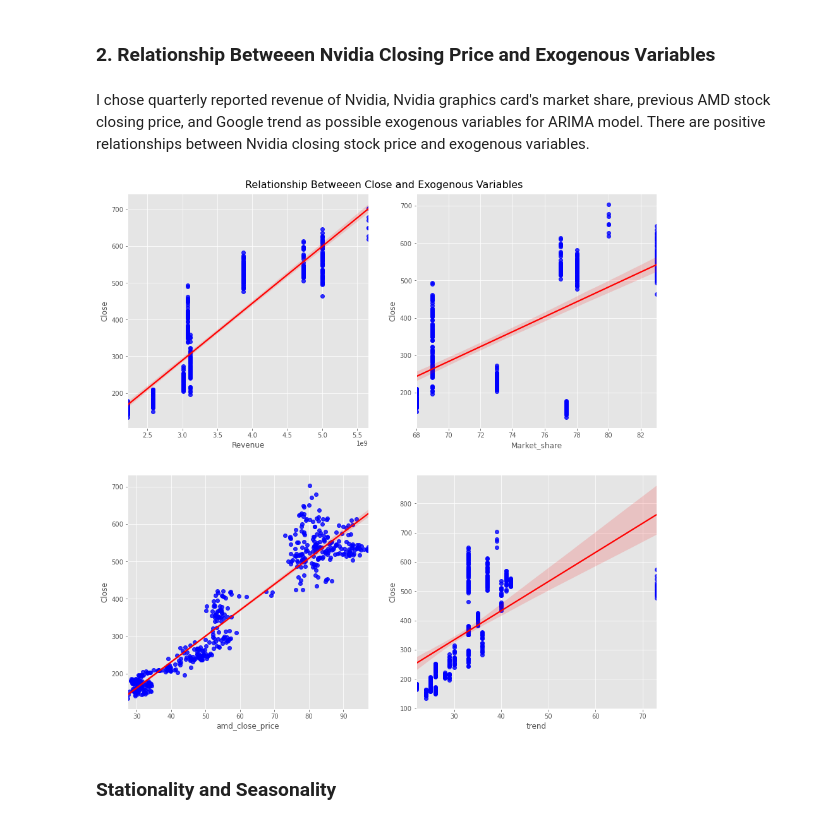
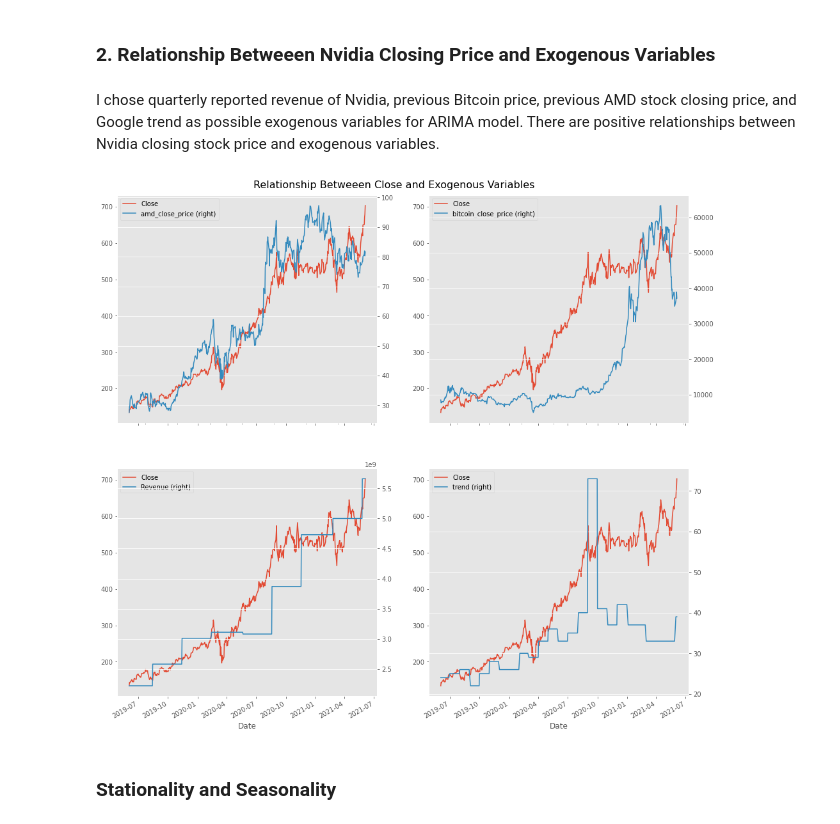
Before and after one commit to jayce7376/Nvidia_Stock_Prediction, a Jupyter notebook: Nvidia_Stock_Prediction.ipynb, the cells around one changed output. Saved outputs shown, nothing was run; the diff lists cells and outputs as text; code cells hidden in the pictures.

```diff
--- a/Nvidia_Stock_Prediction.ipynb
+++ b/Nvidia_Stock_Prediction.ipynb
@@ -73,6 +73,7 @@ The data for the prediction was collected using [Yahoo Finance](https://finance.
 nvidia = pd.read_csv('./data/Nvidia_history.csv')
 amd = pd.read_csv('./data/AMD_stock_price_history.csv')
 nvidia_trend = pd.read_csv('./data/Nvidia_google_trend.csv')
+bitcoin = pd.read_csv('./data/Bitcoin_price.csv')
 # %%
 nvidia.head()
 # %% [output]
@@ -118,7 +128,10 @@ Add previous day's stock closing price in nvidia dataframe
 # add previous day's AMD Stock closing price as a column in nvidia dataframe
 amd['amd_close_price'] = amd['Close']
 amd.drop(columns=['Open', 'High', 'Low', 'Adj Close','Volume', 'Close'], inplace=True)
+bitcoin['bitcoin_close_price'] = bitcoin['Closing Price (USD)']
+bitcoin.drop(columns=['Currency', '24h Open (USD)', '24h High (USD)', '24h Low (USD)', 'Closing Price (USD)'], inplace=True)
 nvidia = nvidia.merge(amd, on='Date', how='left')
+nvidia = nvidia.merge(bitcoin, on='Date', how='left')
 # %% [markdown]
 Change data type of Revenue to float
 # %%
@@ -200,24 +213,28 @@ shift_nvidia = shift_nvidia[shift_nvidia.index >= '2019-06-01']
 # %% [markdown]
 ### 2. Relationship Betweeen Nvidia Closing Price and Exogenous Variables
 # %% [markdown]
-I chose quarterly reported revenue of Nvidia, Nvidia graphics card's market share, previous AMD stock closing price, and Google trend as possible exogenous variables for ARIMA model. There are positive relationships between Nvidia closing stock price and exogenous variables.
+I chose quarterly reported revenue of Nvidia, previous Bitcoin price, previous AMD stock closing price, and Google trend as possible exogenous variables for ARIMA model. There are positive relationships between Nvidia closing stock price and exogenous variables.
 # %%
 # create regression plots to check the relationship between closing price and other variables
-fig, axes = plt.subplots(2, 2, figsize=(15,15))
+fig, axes = plt.subplots(2, 2, figsize=(16,16))
 ax1 = axes[0][0]
 ax2 = axes[0][1]
 ax3 = axes[1][0]
 ax4 = axes[1][1]
 X = nvidia.drop('Close', axis = 1)
 y = nvidia['Close']
 fig.suptitle('Relationship Betweeen Close and Exogenous Variables', fontsize=16, y=0.9)
-sns.regplot(x=X['Revenue'], y=y, line_kws={"color": "red"}, ax=ax1, color='blue')
-sns.regplot(x=X['Market_share'], y=y, line_kws={"color": "red"}, ax=ax2, color='blue')
-sns.regplot(x=shift_nvidia['amd_close_price'], y=y, line_kws={"color": "red"}, ax=ax3, color='blue')
-sns.regplot(x=X['trend'], y=y, line_kws={"color": "red"}, ax=ax4, color='blue')
+nvidia['Close'].plot(ax=ax1, legend='Nvidia Stock Price')
+nvidia['amd_close_price'].plot(ax=ax1, legend='AMD Stock Price', secondary_y = True)
+nvidia['Close'].plot(ax=ax2, legend='Nvidia Stock Price')
+nvidia['bitcoin_close_price'].plot(ax=ax2, legend='Bitcoin Stock Price', secondary_y = True)
+nvidia['Close'].plot(ax=ax3, legend='Nvidia Stock Price')
+nvidia['Revenue'].plot(ax=ax3, legend='Nvidia Revenue',secondary_y = True)
+nvidia['Close'].plot(ax=ax4, legend='Nvidia Stock Price')
+nvidia['trend'].plot(ax=ax4, legend='Nvidia Trend',secondary_y = True)
 fig.savefig('./images/close_variables_relationship.png')
 # %% [output]
-[figure, old version]
+[figure, new version]
 # %% [markdown]
 ### Stationality and Seasonality
 # %% [markdown]
```
Also changed, not shown: parts of 48 cells of this notebook, 5 other files.
